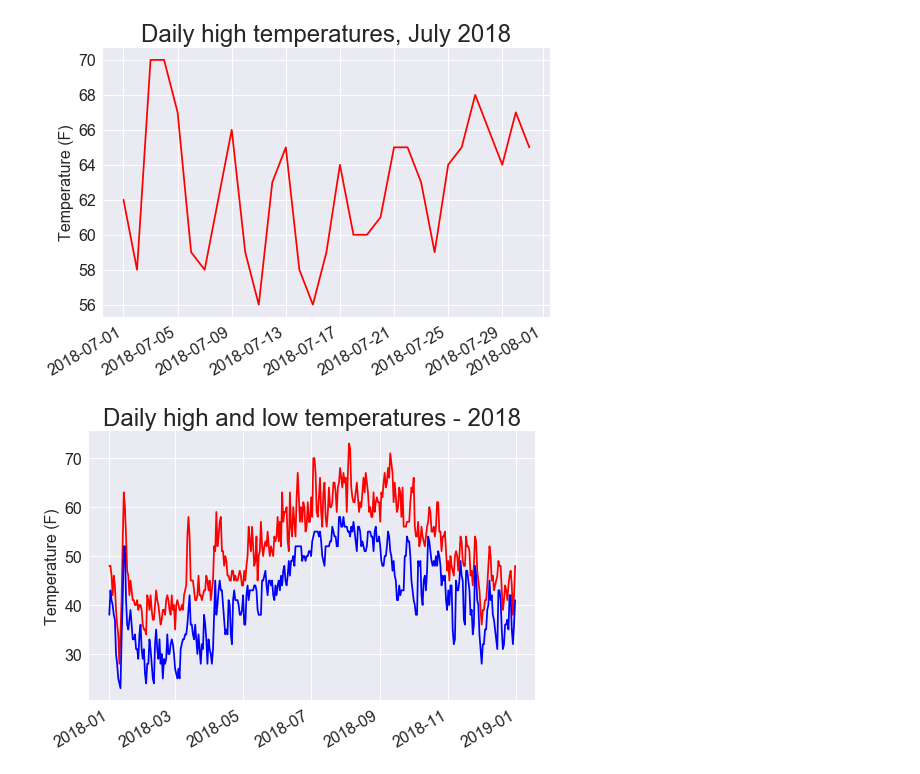
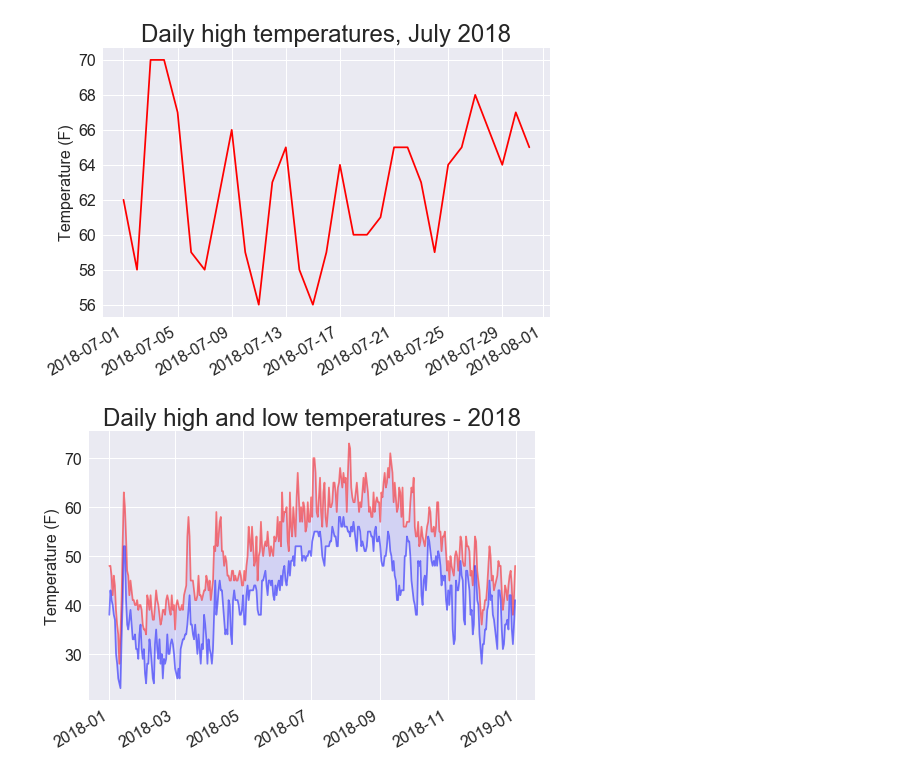
Before and after one commit to henrylin2008/Downloading_data, a Jupyter notebook: sitka_highs.ipynb, the cells around one changed output. Drawn from its saved outputs; the diff is of its cells as text; code cells hidden in the pictures.

Commit message:
shading an area in the chart

```diff
--- a/sitka_highs.ipynb
+++ b/sitka_highs.ipynb
@@ -50,33 +50,35 @@ with open(filename) as f:
     # print(header_row)   # ['STATION', 'NAME', 'DATE', 'PRCP', 'TAVG', 'TMAX', 'TMIN']
 
     # for index, column_header in enumerate(header_row):
     #     print(index, column_header) # 0 STATION; 1 NAME; ..
 
     # Get dates and high temperatures from this file.
     dates, highs, lows= [], [], []
     for row in reader:
         current_date = datetime.strptime(row[2], '%Y-%m-%d')   # datetime object
         high = int(row[5])  # convert data from string to integer
         low = int(row[6])
         dates.append(current_date)
         highs.append(high)
         lows.append(low)
 #   print(highs)    # [[62, 58, 70, 70, 67, 59, 58, 62, 66, 59, 56, 63, 65, 58, 56, 59, 64, 60, 60,
                     #   61, 65, 65, 63, 59, 64, 65, 68, 66, 64, 67, 65]
 
 # Plot the dates and the high temperatures
 plt.style.use('seaborn')
 fig, ax = plt.subplots()
-ax.plot(dates, highs, c='red')
-ax.plot(dates, lows, c='blue')
+# alpha: color's transparency; 0:completely transparent; 1:completely opaque (default)
+ax.plot(dates, highs, c='red', alpha=0.5)     # highs line
+ax.plot(dates, lows, c='blue', alpha=0.5)     # lows line
+ax.fill_between(dates, highs, lows, facecolor='blue', alpha=0.1)  # fill color between the highs and lows
 
 # Format plot
 ax.set_title("Daily high and low temperatures - 2018", fontsize=24)
 ax.set_xlabel('', fontsize=16)
 fig.autofmt_xdate()    # draws the date labels diagonally
 ax.set_ylabel("Temperature (F)", fontsize=16)
 ax.tick_params(axis='both', which='major', labelsize=16)
 
 plt.show()
 # %% [output]
-[figure, old version]
+[figure, new version]
```
